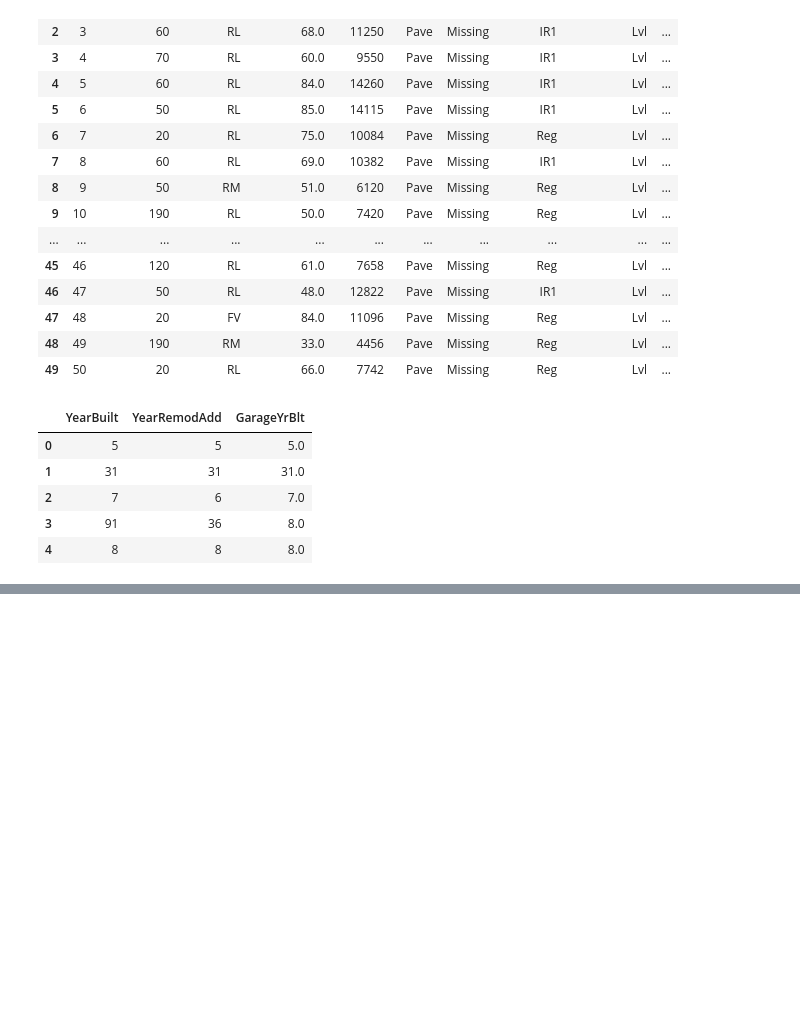
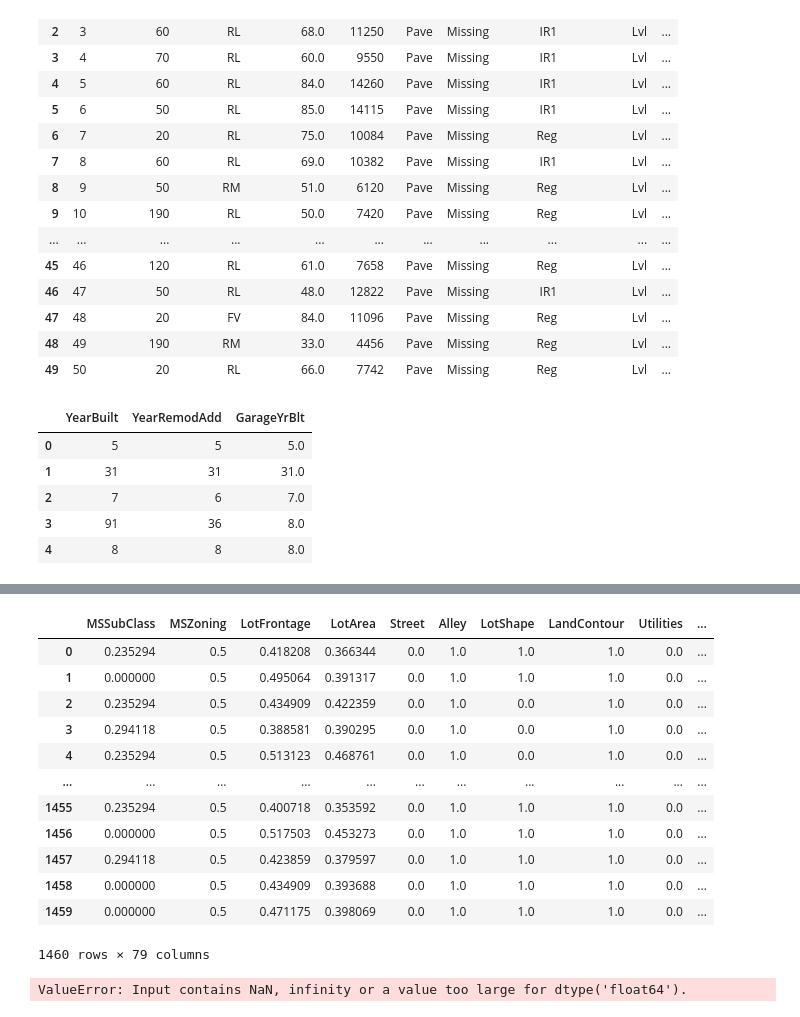
Before and after one commit to aswinijena3459/Netzwerk-files, a Jupyter notebook: house-prices-advanced-regression-techniques/house price regression dataset.ipynb, the cells around one changed output, grey strips where cells are left out. Cells and saved outputs as stored; diff of their text form; code cells hidden in the pictures; blank space fills up the shorter version.

```diff
--- a/house-prices-advanced-regression-techniques/house price regression dataset.ipynb
+++ b/house-prices-advanced-regression-techniques/house price regression dataset.ipynb
@@ -632,0 +788,3 @@ df[['YearBuilt','YearRemodAdd','GarageYrBlt']].head()
+# %%
+data=pd.concat([df[['Id','SalePrice']].reset_index(drop=True),scaled_data],axis=1)
+data.head()
@@ -632,0 +816,18 @@ df[['YearBuilt','YearRemodAdd','GarageYrBlt']].head()
+# %%
+x_train=data.drop(['Id','SalePrice'],axis=1)
+# %%
+x_train
+# %% [output]
+|  | MSSubClass | MSZoning | LotFrontage | LotArea | Street | Alley | LotShape | LandContour | Utilities | ... |
+| 0 | 0.235294 | 0.5 | 0.418208 | 0.366344 | 0.0 | 1.0 | 1.0 | 1.0 | 0.0 | ... |
+| 1 | 0.000000 | 0.5 | 0.495064 | 0.391317 | 0.0 | 1.0 | 1.0 | 1.0 | 0.0 | ... |
+| 2 | 0.235294 | 0.5 | 0.434909 | 0.422359 | 0.0 | 1.0 | 0.0 | 1.0 | 0.0 | ... |
+| 3 | 0.294118 | 0.5 | 0.388581 | 0.390295 | 0.0 | 1.0 | 0.0 | 1.0 | 0.0 | ... |
+| 4 | 0.235294 | 0.5 | 0.513123 | 0.468761 | 0.0 | 1.0 | 0.0 | 1.0 | 0.0 | ... |
+| ... | ... | ... | ... | ... | ... | ... | ... | ... | ... | ... |
+| 1455 | 0.235294 | 0.5 | 0.400718 | 0.353592 | 0.0 | 1.0 | 1.0 | 1.0 | 0.0 | ... |
+| 1456 | 0.000000 | 0.5 | 0.517503 | 0.453273 | 0.0 | 1.0 | 1.0 | 1.0 | 0.0 | ... |
+| 1457 | 0.294118 | 0.5 | 0.423859 | 0.379597 | 0.0 | 1.0 | 1.0 | 1.0 | 0.0 | ... |
+| 1458 | 0.000000 | 0.5 | 0.434909 | 0.393688 | 0.0 | 1.0 | 1.0 | 1.0 | 0.0 | ... |
+| 1459 | 0.000000 | 0.5 | 0.471175 | 0.398069 | 0.0 | 1.0 | 1.0 | 1.0 | 0.0 | ... |
+1460 rows × 79 columns
@@ -632,0 +837,5 @@ df[['YearBuilt','YearRemodAdd','GarageYrBlt']].head()
+# %%
+feature_sel_model = SelectFromModel(Lasso(alpha=0.005, random_state=0))
+feature_sel_model.fit(x_train, y_train)
+# %% [output]
+ValueError: Input contains NaN, infinity or a value too large for dtype('float64').
```
Also changed, not shown: parts of 26 cells of this notebook.
